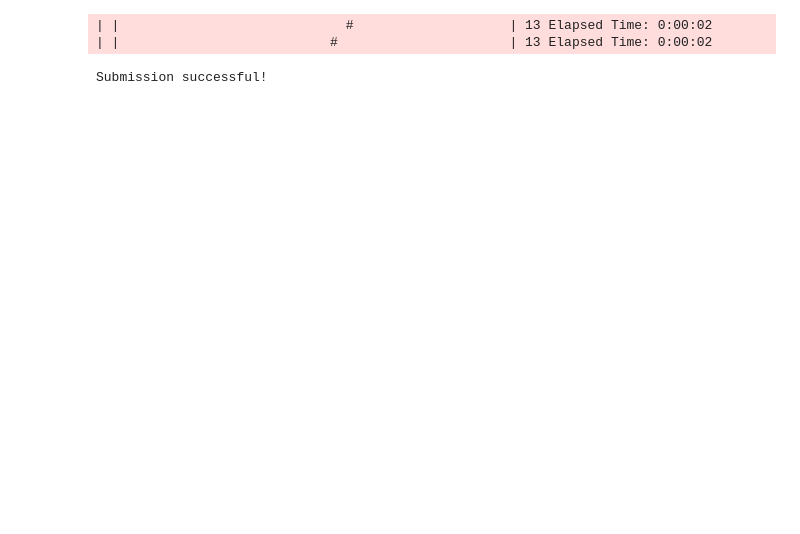
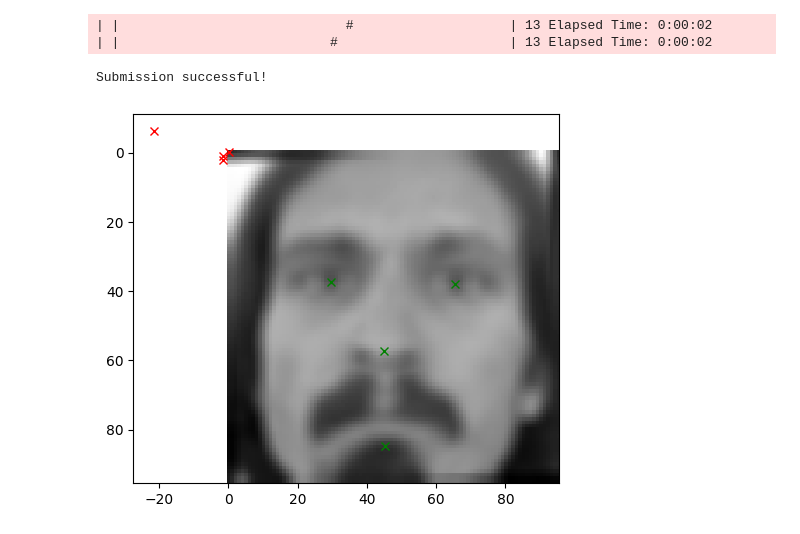
Before and after one commit to caddis90/kaggleutils, a Jupyter notebook: notebook5b2855ac01.ipynb, the cells around one changed output. Drawn from its saved outputs; the diff is of its cells as text; code cells hidden in the pictures; blank space fills up the shorter version.

```diff
--- a/notebook5b2855ac01.ipynb
+++ b/notebook5b2855ac01.ipynb
@@ -153,13 +153,16 @@ def prepare_dataloaders(dataset, valid_size, batch_size):
 # Utilities
 
 def show_image(image, training_key_points, test_key_points=[]):
+    image = image.numpy().transpose(1, 2, 0)
+
     plt.imshow(image, cmap="gray")
 
-    training_key_points = training_key_points.reshape([15, 2])
+    total_keypoints = int(len(training_key_points)/2)
+    training_key_points = training_key_points.reshape([total_keypoints, 2])
     plt.plot(training_key_points[:,0], training_key_points[:,1], 'gx')
 
     if len(test_key_points) > 0:
-        test_key_points = test_key_points.reshape([15, 2])
+        test_key_points = test_key_points.reshape([total_keypoints, 2])
         plt.plot(test_key_points[:,0], test_key_points[:,1], 'rx')
 
 
@@ -322,6 +326,11 @@ create_submission(predictions=predictions, prediction_features=prediction_featur
 | |                           #                      | 13 Elapsed Time: 0:00:02
 Submission successful!
 # %%
-model.eval()
+plot_sample = s_trainset[0]
+s_model.eval()
 with torch.no_grad():
-    test_key_points = model(plot_sample['image'].unsqueeze(0).to(device)).cpu().numpy()
+    test_key_points = s_model(plot_sample['image'].unsqueeze(0).to(device)).cpu().numpy()
+
+show_image(image=plot_sample['image'], training_key_points=plot_sample["keypoints"].numpy(), test_key_points=test_key_points)
+# %% [output]
+[figure, added]
```
Also changed, not shown: parts of 1 cell of this notebook.
